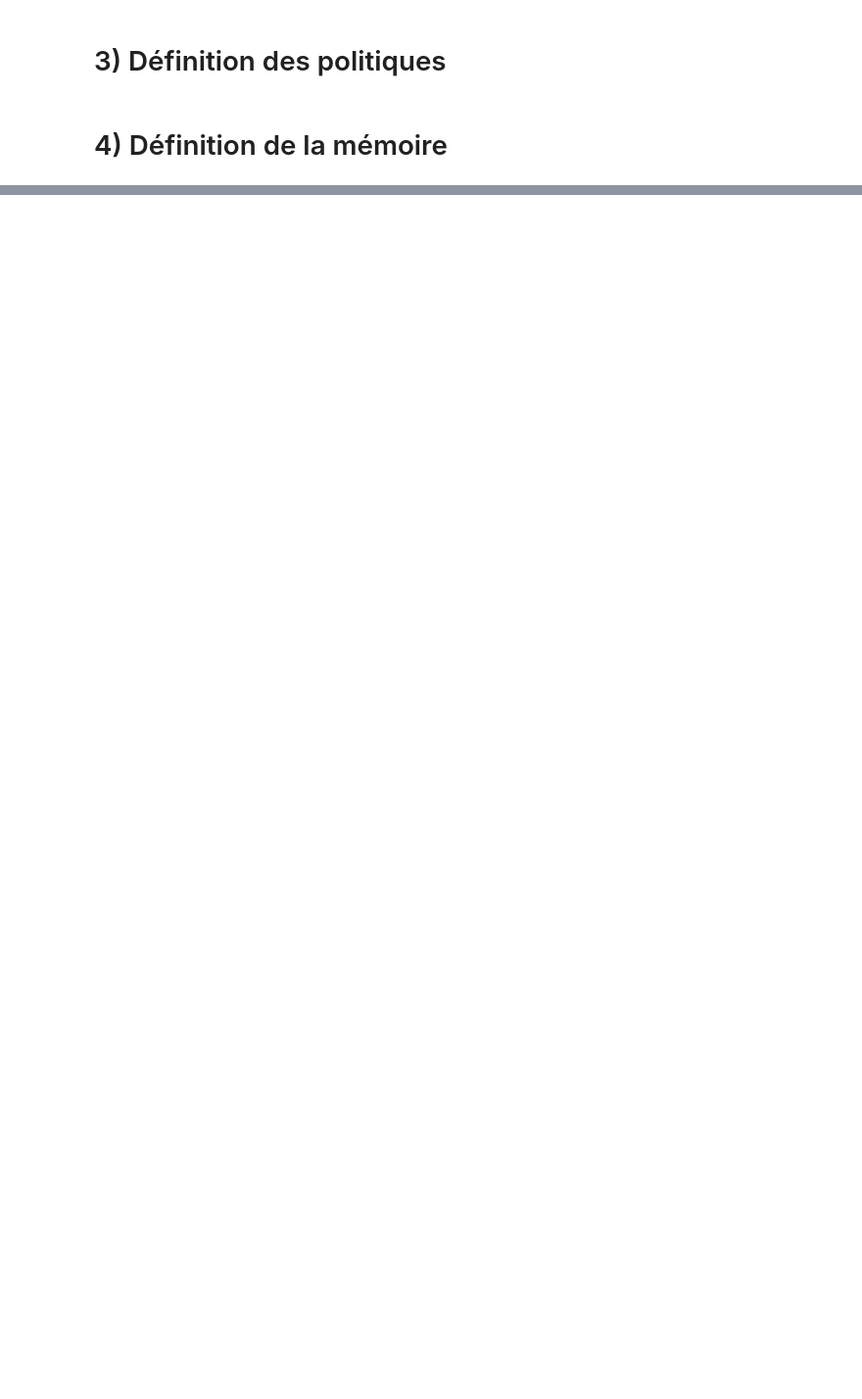
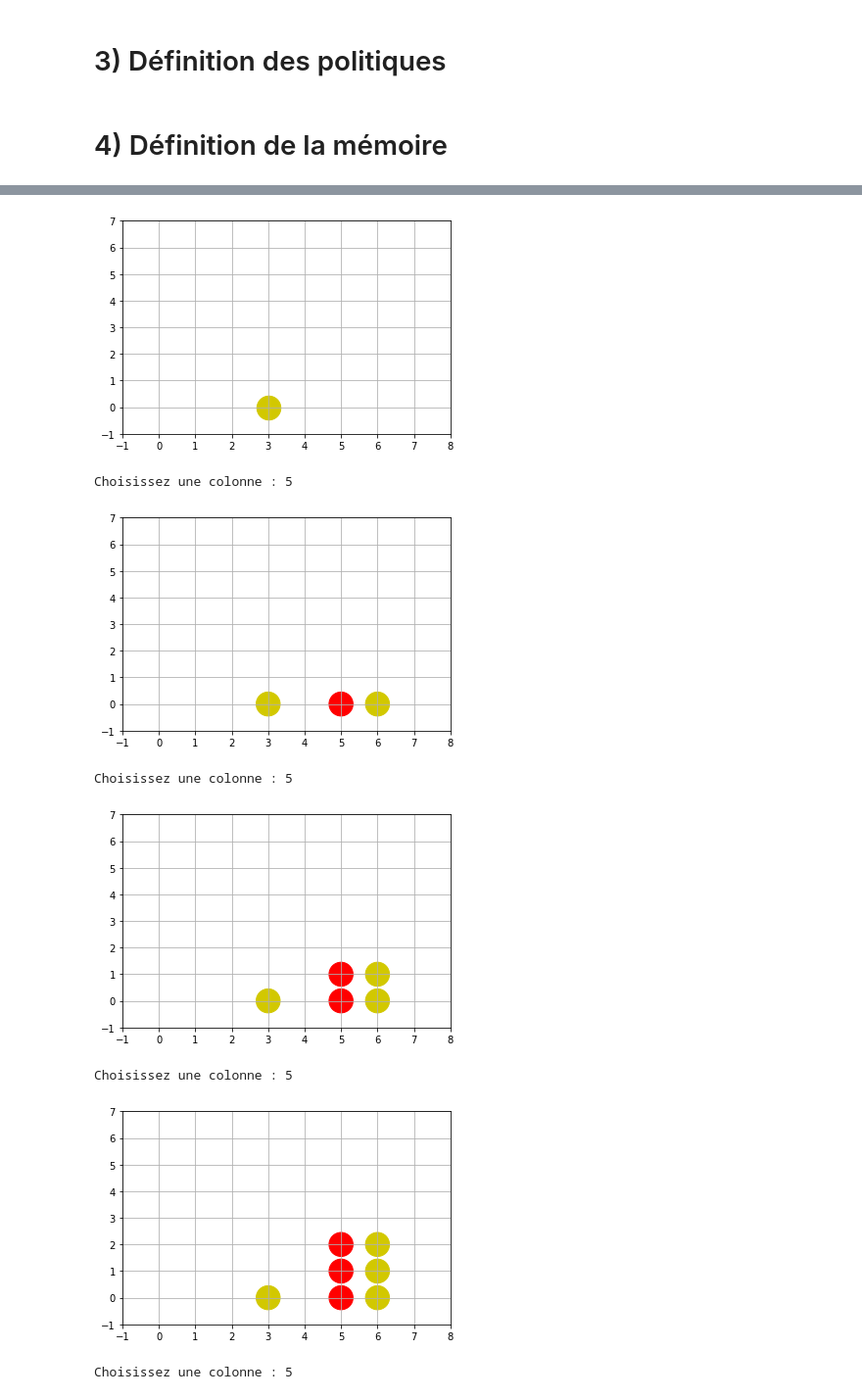
Before and after one commit to yanisadel/ML-from-scratch, a Jupyter notebook: Reinforcement Learning/Puissance 4.ipynb, the cells around one changed output, grey strips where cells are left out. Shown at 98% size. Cells and saved outputs as stored; diff of their text form; code cells hidden in the pictures; blank space fills up the shorter version.

```diff
--- a/Reinforcement Learning/Puissance 4.ipynb
+++ b/Reinforcement Learning/Puissance 4.ipynb
@@ -400,0 +390,30 @@ plt.show()
+# %%
+game = Game()
+game_finished = False
+while not game_finished:
+    observation = game.get_observation()
+    illegal_actions = [i for i in range(nb_actions) if not game.is_legal(i)]
+    action = agent.act(observation, illegal_actions, training=True)
+    game.set_token(action)
+    game.render()
+
+    if game.won(0):
+        game_finished = True
+
+    elif game.is_draw():
+        game_finished = True
+
+    else:
+        player_action = int(input(("Choisissez une colonne : ")))
+        game.set_token(player_action)
+        if game.won(1) or game.is_draw():
+            game_finished = True
+# %% [output]
+[figure, added]
+Choisissez une colonne : 5
+[figure, added]
+Choisissez une colonne : 5
+[figure, added]
+Choisissez une colonne : 5
+[figure, added]
+Choisissez une colonne : 5
```
Also changed, not shown: parts of 14 cells of this notebook.
